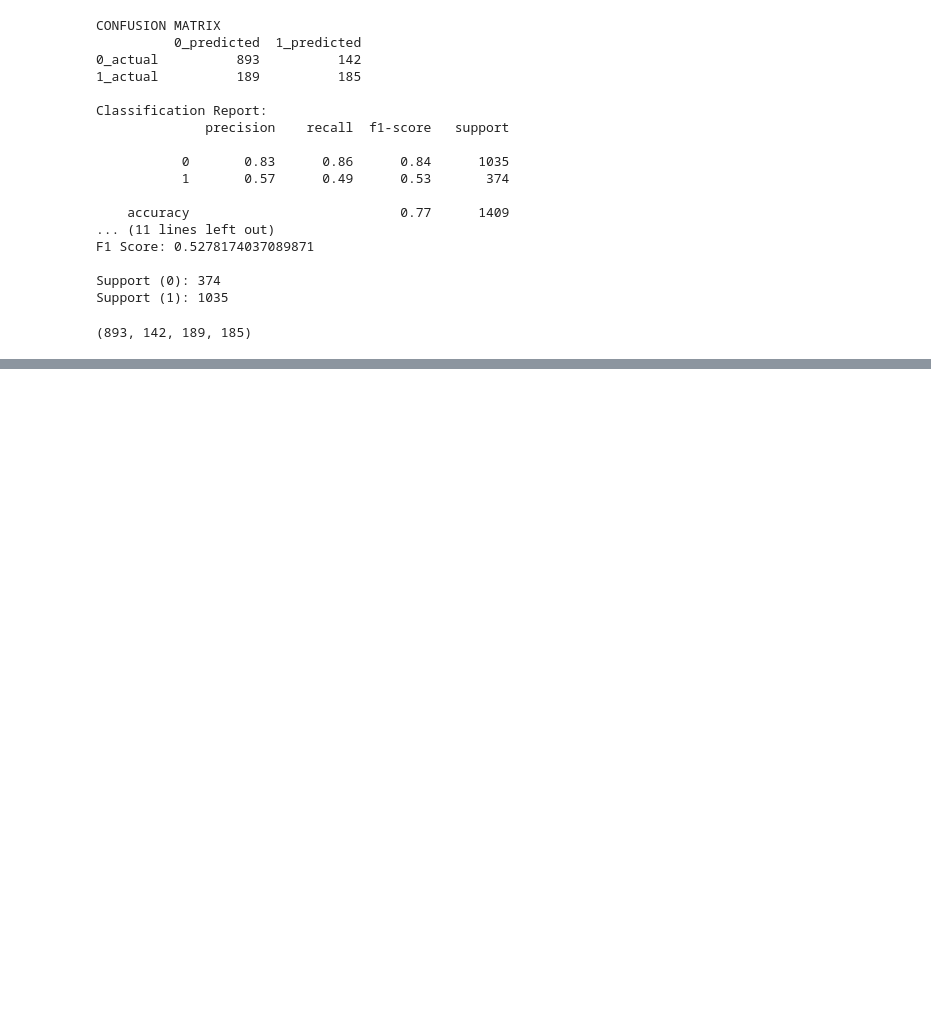
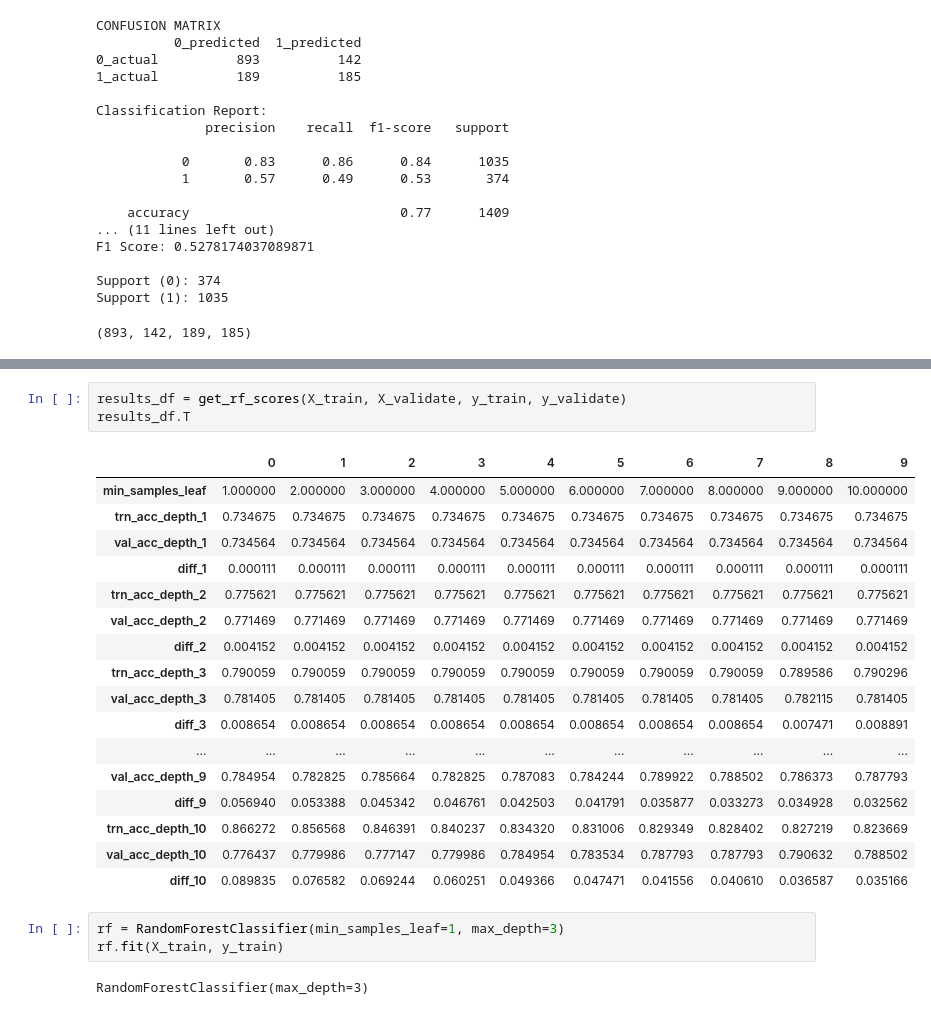
Before and after one commit to corey-hermesch/telco_churn_project, a Jupyter notebook: mvp_model_work.ipynb, the cells around one changed output, grey strips where cells are left out. Cells and saved outputs as stored; diff of their text form; blank space fills up the shorter version.

```diff
--- a/mvp_model_work.ipynb
+++ b/mvp_model_work.ipynb
@@ -258,0 +534,26 @@ results_df.T
+# %%
+results_df = get_rf_scores(X_train, X_validate, y_train, y_validate)
+results_df.T
+# %% [output]
+|  | 0 | 1 | 2 | 3 | 4 | 5 | 6 | 7 | 8 | 9 |
+| min_samples_leaf | 1.000000 | 2.000000 | 3.000000 | 4.000000 | 5.000000 | 6.000000 | 7.000000 | 8.000000 | 9.000000 | 10.000000 |
+| trn_acc_depth_1 | 0.734675 | 0.734675 | 0.734675 | 0.734675 | 0.734675 | 0.734675 | 0.734675 | 0.734675 | 0.734675 | 0.734675 |
+| val_acc_depth_1 | 0.734564 | 0.734564 | 0.734564 | 0.734564 | 0.734564 | 0.734564 | 0.734564 | 0.734564 | 0.734564 | 0.734564 |
+| diff_1 | 0.000111 | 0.000111 | 0.000111 | 0.000111 | 0.000111 | 0.000111 | 0.000111 | 0.000111 | 0.000111 | 0.000111 |
+| trn_acc_depth_2 | 0.775621 | 0.775621 | 0.775621 | 0.775621 | 0.775621 | 0.775621 | 0.775621 | 0.775621 | 0.775621 | 0.775621 |
+| val_acc_depth_2 | 0.771469 | 0.771469 | 0.771469 | 0.771469 | 0.771469 | 0.771469 | 0.771469 | 0.771469 | 0.771469 | 0.771469 |
+| diff_2 | 0.004152 | 0.004152 | 0.004152 | 0.004152 | 0.004152 | 0.004152 | 0.004152 | 0.004152 | 0.004152 | 0.004152 |
+| trn_acc_depth_3 | 0.790059 | 0.790059 | 0.790059 | 0.790059 | 0.790059 | 0.790059 | 0.790059 | 0.790059 | 0.789586 | 0.790296 |
+| val_acc_depth_3 | 0.781405 | 0.781405 | 0.781405 | 0.781405 | 0.781405 | 0.781405 | 0.781405 | 0.781405 | 0.782115 | 0.781405 |
+| diff_3 | 0.008654 | 0.008654 | 0.008654 | 0.008654 | 0.008654 | 0.008654 | 0.008654 | 0.008654 | 0.007471 | 0.008891 |
+| ... | ... | ... | ... | ... | ... | ... | ... | ... | ... | ... |
+| val_acc_depth_9 | 0.784954 | 0.782825 | 0.785664 | 0.782825 | 0.787083 | 0.784244 | 0.789922 | 0.788502 | 0.786373 | 0.787793 |
+| diff_9 | 0.056940 | 0.053388 | 0.045342 | 0.046761 | 0.042503 | 0.041791 | 0.035877 | 0.033273 | 0.034928 | 0.032562 |
+| trn_acc_depth_10 | 0.866272 | 0.856568 | 0.846391 | 0.840237 | 0.834320 | 0.831006 | 0.829349 | 0.828402 | 0.827219 | 0.823669 |
+| val_acc_depth_10 | 0.776437 | 0.779986 | 0.777147 | 0.779986 | 0.784954 | 0.783534 | 0.787793 | 0.787793 | 0.790632 | 0.788502 |
+| diff_10 | 0.089835 | 0.076582 | 0.069244 | 0.060251 | 0.049366 | 0.047471 | 0.041556 | 0.040610 | 0.036587 | 0.035166 |
+# %%
+rf = RandomForestClassifier(min_samples_leaf=1, max_depth=3)
+rf.fit(X_train, y_train)
+# %% [output]
+RandomForestClassifier(max_depth=3)
```
Also changed, not shown: parts of 43 cells of this notebook, 5 other files.
